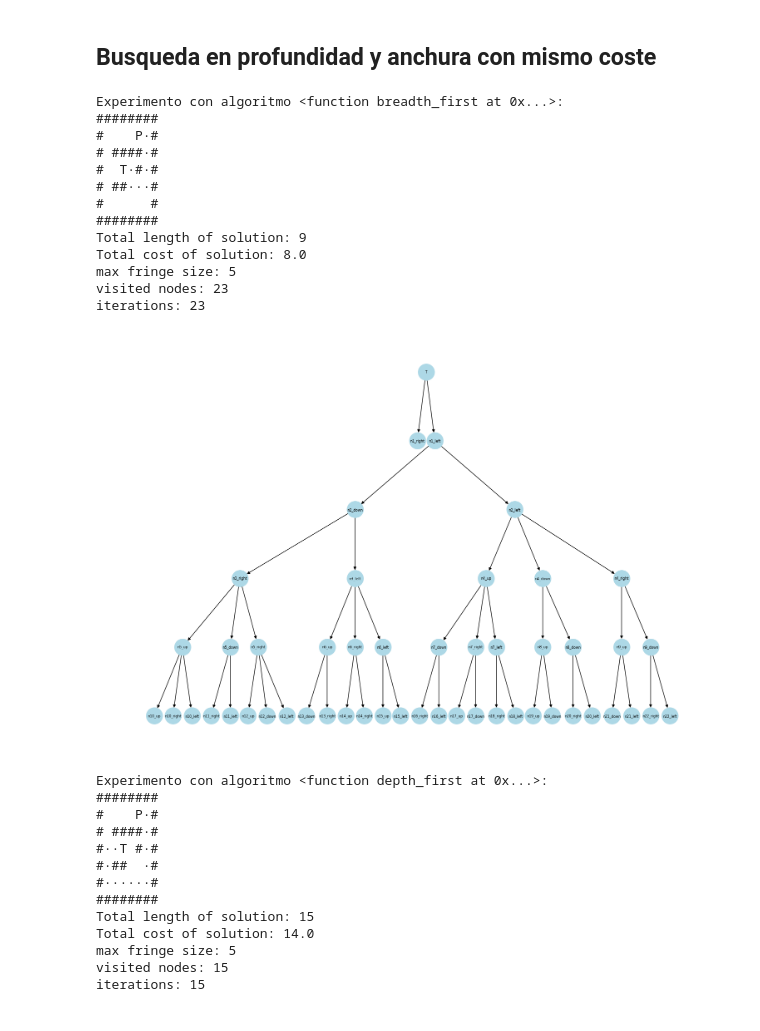
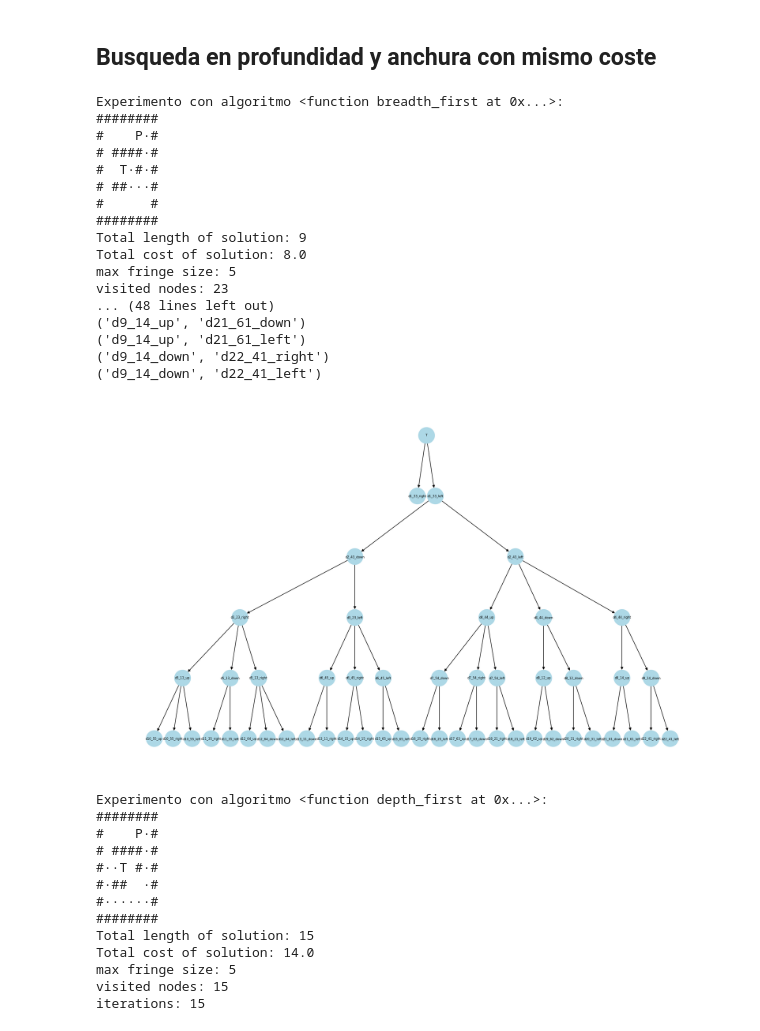
Before and after one commit to UNIR-RPA/UNIR-RPA-ACTIVIDAD-1, a Jupyter notebook: miunar04_act1/Cuaderno_Actividad_1_Búsqueda.ipynb, the cells around one changed output. Drawn from its saved outputs; the diff is of its cells as text; code cells hidden in the pictures.

```diff
--- a/miunar04_act1/Cuaderno_Actividad_1_Búsqueda.ipynb
+++ b/miunar04_act1/Cuaderno_Actividad_1_Búsqueda.ipynb
@@ -23,6 +23,7 @@ Requirement already satisfied: pyparsing>=3.0.9 in c:\users\asier\miniconda3\env
 Requirement already satisfied: colorama in c:\users\asier\miniconda3\envs\rpa\lib\site-packages (from click>=8.1.3->flask) (0.4.6)
 Requirement already satisfied: MarkupSafe>=2.0 in c:\users\asier\miniconda3\envs\rpa\lib\site-packages (from Jinja2>=3.1.2->flask) (3.0.2)
 # %%
+
 #!/usr/bin/env python
 # coding: utf-8
 
@@ -39,7 +40,7 @@ from simpleai.search import SearchProblem, astar, breadth_first, depth_first, un
 
 edges = []
 fifo_actions = []
-node_count = 1
+depth_count = 1
 
 class GameWalkPuzzle(SearchProblem):
 
@@ -58,7 +59,8 @@ class GameWalkPuzzle(SearchProblem):
         super(GameWalkPuzzle, self).__init__(initial_state=self.initial)
 
     def actions(self, state):
-        global fifo_actions, node_count, edges
+        global fifo_actions, depth_count, edges
+        x, y = state
 
         actions = []
         for action in list(self.costs.keys()):
@@ -70,20 +72,20 @@ class GameWalkPuzzle(SearchProblem):
                 if((newx, newy) == self.goal):
                     action_name = "P"
                 else:
-                    action_name = f"n{node_count}_{action}"
+                    action_name = f"d{depth_count}_{x}{y}_{action}"
                 fifo_actions.append(action_name)
 
-        if (node_count == 1):
+        if (depth_count == 1):
             for action in actions:
-                action_name = f"n{node_count}_{action}"
+                action_name = f"d{depth_count}_{x}{y}_{action}"
                 edges.append(('T', action_name))
         else:
             for action in actions:
-                action_name = f"n{node_count}_{action}"
+                action_name = f"d{depth_count}_{x}{y}_{action}"
                 edges.append((fifo_actions[0], action_name))
 
         fifo_actions.pop(0)
-        node_count = node_count + 1
+        depth_count = depth_count + 1
         return actions
 
     def result(self, state, action):
@@ -218,39 +220,43 @@ COSTS = {
 }
 
 # algorithms=(breadth_first, depth_first)
 algorithms=(breadth_first,)
 main (MAP_ASCII, COSTS, algorithms)
 
 # Crear un grafo tipo árbol
 G = nx.DiGraph()
 
 G.add_edges_from(edges)
 
-# for edge in edges:
-#     print(edge)
+for edge in edges:
+    print(edge)
 
 # Dibujar el grafo con un diseño jerárquico
 pos = nx.nx_agraph.graphviz_layout(G, prog="dot")  # Necesita Graphviz instalado
-plt.figure(figsize=(15, 10))
-nx.draw(G, pos, with_labels=True, arrows=True, node_size=800, node_color="lightblue", font_size=6)
+plt.figure(figsize=(17, 10))
+nx.draw(G, pos, with_labels=True, arrows=True, node_size=1000, node_color="lightblue", font_size=6)
 
 # Mostrar el árbol
 plt.show()
 # %% [output]
 Experimento con algoritmo <function breadth_first at 0x...>:
 ########
 #    P·#
 # ####·#
 #  T·#·#
 # ##···#
 #      #
 ########
 Total length of solution: 9
 Total cost of solution: 8.0
 max fringe size: 5
 visited nodes: 23
-iterations: 23
+... (48 lines left out)
+('d9_14_up', 'd21_61_down')
+('d9_14_up', 'd21_61_left')
+('d9_14_down', 'd22_41_right')
+('d9_14_down', 'd22_41_left')
-[figure, old version]
+[figure, new version]
 # %%
 #!/usr/bin/env python
 # coding: utf-8
```
